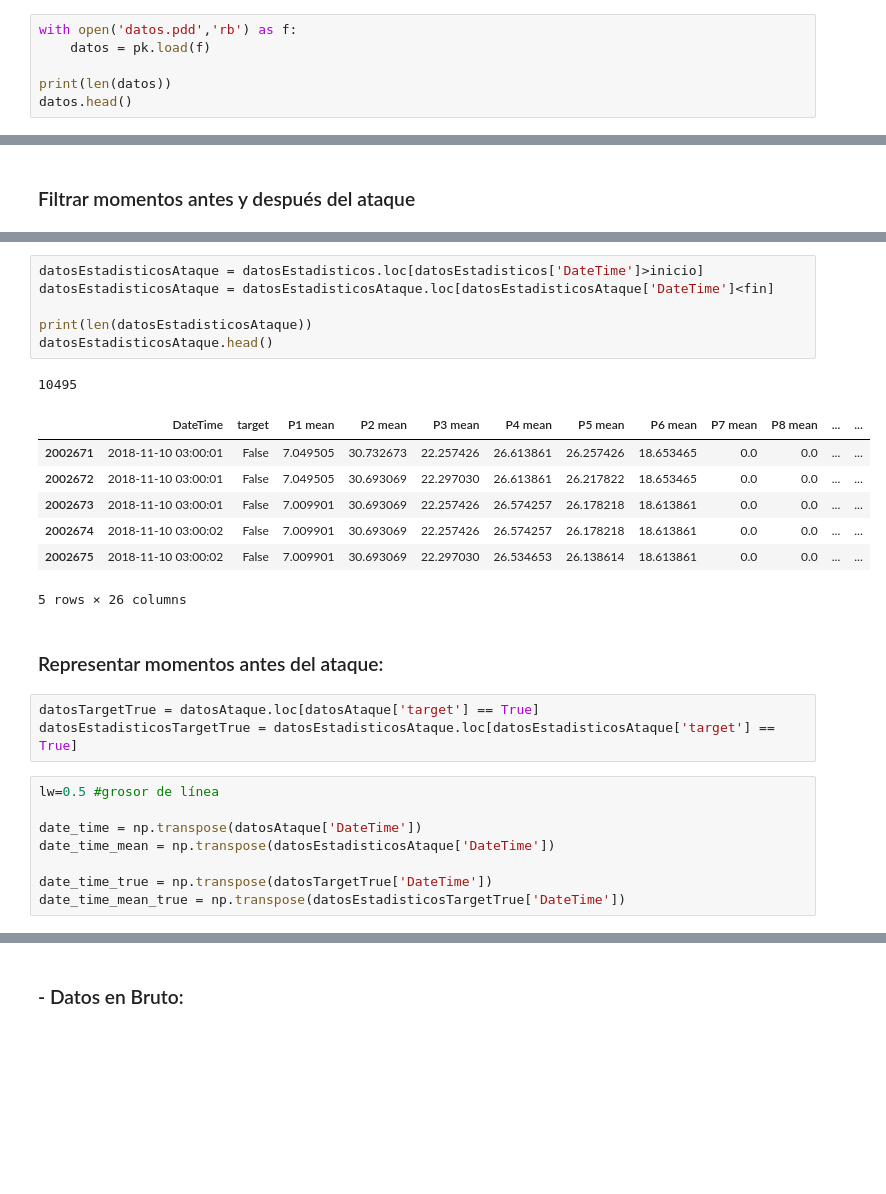
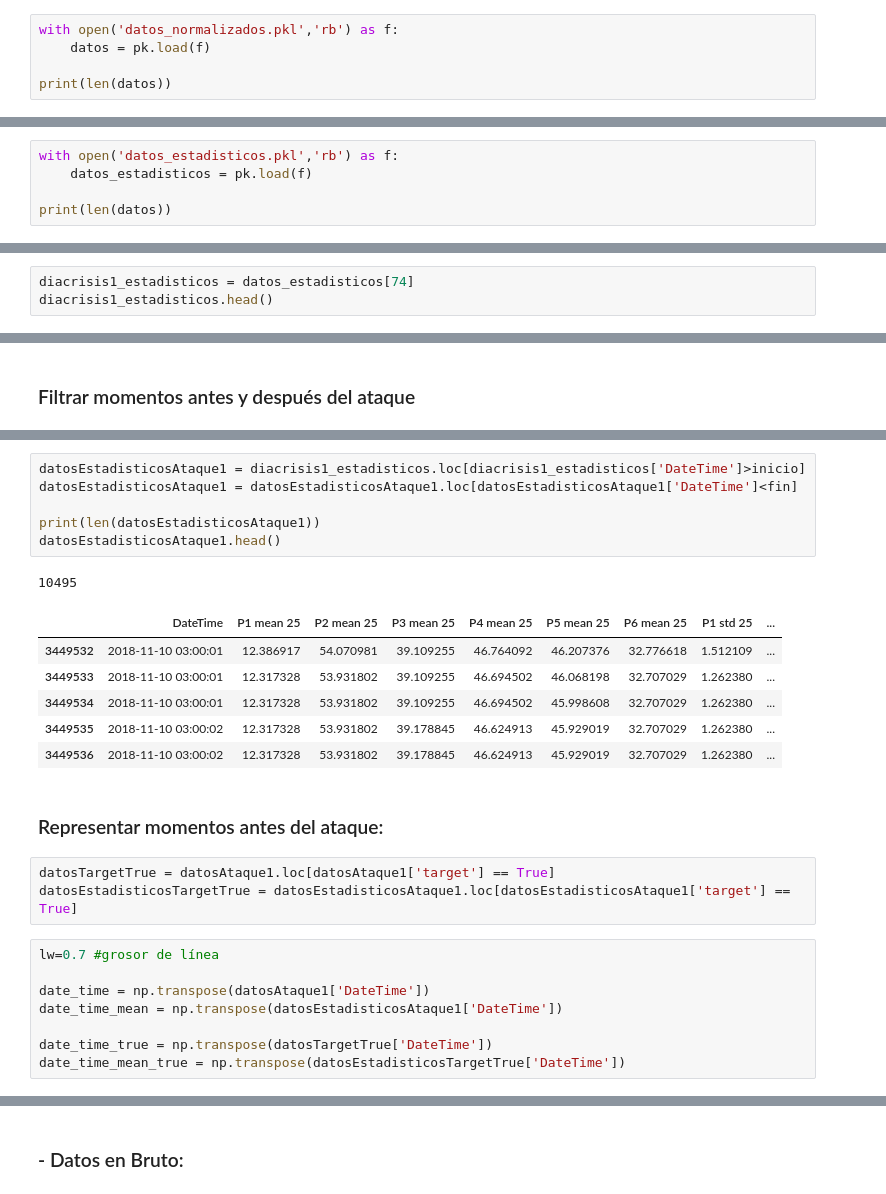
Before and after one commit to aliciaolivaresgil/TFG-SmartBeds, a Jupyter notebook: src/Representacion Ataque.ipynb, the cells around one changed output, grey strips where cells are left out. Saved outputs shown, nothing was run; the diff lists cells and outputs as text; blank space fills up the shorter version.

```diff
--- a/src/Representacion Ataque.ipynb
+++ b/src/Representacion Ataque.ipynb
@@ -13,9 +13,8 @@ import loadData as ld
 # %% [markdown]
 ### Leer datos:
 # %%
-with open('datos.pdd','rb') as f:
+with open('datos_normalizados.pkl','rb') as f:
     datos = pk.load(f)
 
 print(len(datos))
-datos.head()
 # %% [output]
@@ -28,0 +22,5 @@ datos.head()
+# %%
+with open('datos_estadisticos.pkl','rb') as f:
+    datos_estadisticos = pk.load(f)
+
+print(len(datos))
@@ -43,0 +66,3 @@ datosEstadisticos.head()
+# %%
+diacrisis1_estadisticos = datos_estadisticos[74]
+diacrisis1_estadisticos.head()
@@ -65,28 +117,27 @@ datosAtaque.head()
 # %%
-datosEstadisticosAtaque = datosEstadisticos.loc[datosEstadisticos['DateTime']>inicio]
-datosEstadisticosAtaque = datosEstadisticosAtaque.loc[datosEstadisticosAtaque['DateTime']<fin]
+datosEstadisticosAtaque1 = diacrisis1_estadisticos.loc[diacrisis1_estadisticos['DateTime']>inicio]
+datosEstadisticosAtaque1 = datosEstadisticosAtaque1.loc[datosEstadisticosAtaque1['DateTime']<fin]
 
-print(len(datosEstadisticosAtaque))
-datosEstadisticosAtaque.head()
+print(len(datosEstadisticosAtaque1))
+datosEstadisticosAtaque1.head()
 # %% [output]
 10495
-|  | DateTime | target | P1 mean | P2 mean | P3 mean | P4 mean | P5 mean | P6 mean | P7 mean | P8 mean | ... | ... |
-| 2002671 | 2018-11-10 03:00:01 | False | 7.049505 | 30.732673 | 22.257426 | 26.613861 | 26.257426 | 18.653465 | 0.0 | 0.0 | ... | ... |
-| 2002672 | 2018-11-10 03:00:01 | False | 7.049505 | 30.693069 | 22.297030 | 26.613861 | 26.217822 | 18.653465 | 0.0 | 0.0 | ... | ... |
-| 2002673 | 2018-11-10 03:00:01 | False | 7.009901 | 30.693069 | 22.257426 | 26.574257 | 26.178218 | 18.613861 | 0.0 | 0.0 | ... | ... |
-| 2002674 | 2018-11-10 03:00:02 | False | 7.009901 | 30.693069 | 22.257426 | 26.574257 | 26.178218 | 18.613861 | 0.0 | 0.0 | ... | ... |
-| 2002675 | 2018-11-10 03:00:02 | False | 7.009901 | 30.693069 | 22.297030 | 26.534653 | 26.138614 | 18.613861 | 0.0 | 0.0 | ... | ... |
+|  | DateTime | P1 mean 25 | P2 mean 25 | P3 mean 25 | P4 mean 25 | P5 mean 25 | P6 mean 25 | P1 std 25 | ... |
+| 3449532 | 2018-11-10 03:00:01 | 12.386917 | 54.070981 | 39.109255 | 46.764092 | 46.207376 | 32.776618 | 1.512109 | ... |
+| 3449533 | 2018-11-10 03:00:01 | 12.317328 | 53.931802 | 39.109255 | 46.694502 | 46.068198 | 32.707029 | 1.262380 | ... |
+| 3449534 | 2018-11-10 03:00:01 | 12.317328 | 53.931802 | 39.109255 | 46.694502 | 45.998608 | 32.707029 | 1.262380 | ... |
+| 3449535 | 2018-11-10 03:00:02 | 12.317328 | 53.931802 | 39.178845 | 46.624913 | 45.929019 | 32.707029 | 1.262380 | ... |
+| 3449536 | 2018-11-10 03:00:02 | 12.317328 | 53.931802 | 39.178845 | 46.624913 | 45.929019 | 32.707029 | 1.262380 | ... |
-5 rows × 26 columns
 # %% [markdown]
 ### Representar momentos antes del ataque:
 # %%
-datosTargetTrue = datosAtaque.loc[datosAtaque['target'] == True]
-datosEstadisticosTargetTrue = datosEstadisticosAtaque.loc[datosEstadisticosAtaque['target'] == True]
+datosTargetTrue = datosAtaque1.loc[datosAtaque1['target'] == True]
+datosEstadisticosTargetTrue = datosEstadisticosAtaque1.loc[datosEstadisticosAtaque1['target'] == True]
 # %%
-lw=0.5 #grosor de línea
+lw=0.7 #grosor de línea
 
-date_time = np.transpose(datosAtaque['DateTime'])
-date_time_mean = np.transpose(datosEstadisticosAtaque['DateTime'])
+date_time = np.transpose(datosAtaque1['DateTime'])
+date_time_mean = np.transpose(datosEstadisticosAtaque1['DateTime'])
 
 date_time_true = np.transpose(datosTargetTrue['DateTime'])
 date_time_mean_true = np.transpose(datosEstadisticosTargetTrue['DateTime'])
```
Also changed, not shown: parts of 21 cells of this notebook, 32 other files.
